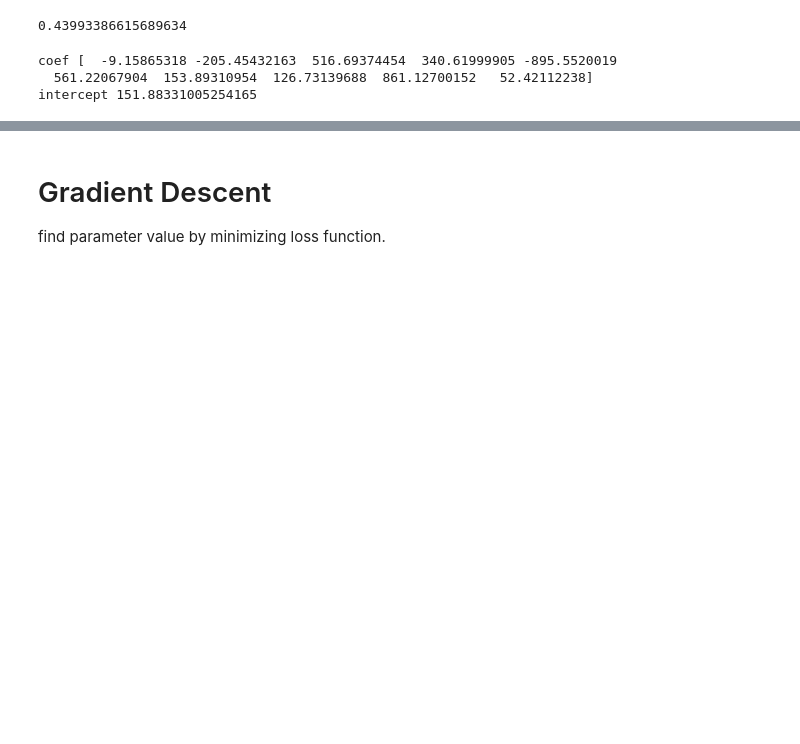
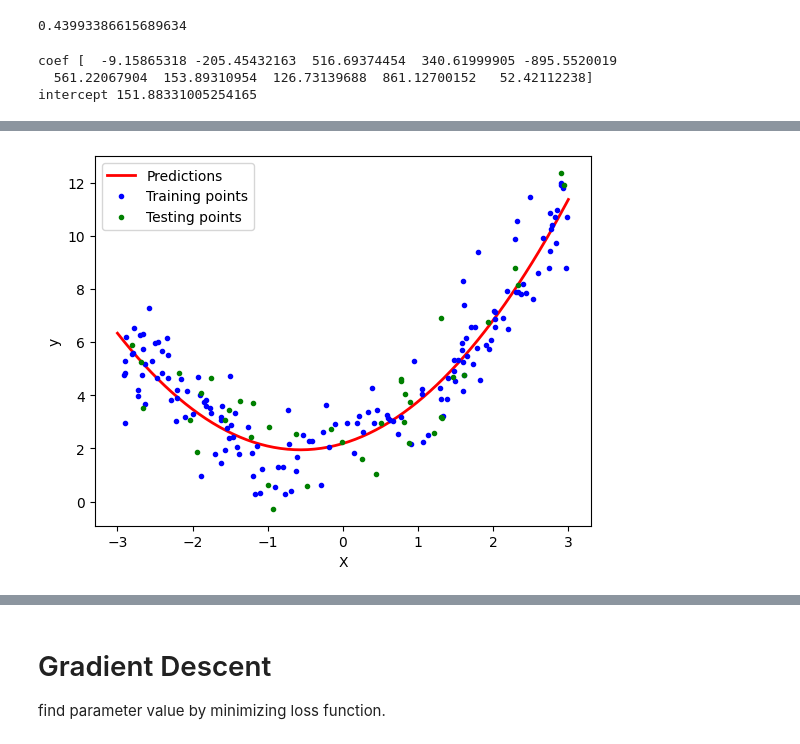
Before and after one commit to Avit-hodibu/Regression, a Jupyter notebook: Regression.ipynb, the cells around one changed output, grey strips where cells are left out. Saved outputs shown, nothing was run; the diff lists cells and outputs as text; code cells hidden in the pictures; blank space fills up the shorter version.

```diff
--- a/Regression.ipynb
+++ b/Regression.ipynb
@@ -414,0 +452,10 @@ intercept 151.88331005254165
+# %%
+X_train,X_test,y_train,y_test = train_test_split(X,y,test_size=0.2,random_state=2)
+# %%
+# applying polynomial Linear Regression
+# consider degree =2
+# new_col = col * (degree + 1)
+
+poly = PolynomialFeatures(degree=2, include_bias= True) # include_bias= True include intercept
+X_train_trans = poly.fit_transform(X_train)
+X_test_trans = poly.fit_transform(X_test)
@@ -414,0 +483,14 @@ intercept 151.88331005254165
+# %%
+X_new=np.linspace(-3, 3, 200).reshape(200, 1)
+X_new_poly = poly.transform(X_new)
+y_new = lr.predict(X_new_poly)
+# %%
+plt.plot(X_new, y_new, "r-", linewidth=2, label="Predictions")
+plt.plot(X_train, y_train, "b.",label='Training points')
+plt.plot(X_test, y_test, "g.",label='Testing points')
+plt.xlabel("X")
+plt.ylabel("y")
+plt.legend()
+plt.show()
+# %% [output]
+[figure, added]
```
Also changed, not shown: parts of 36 cells of this notebook.
